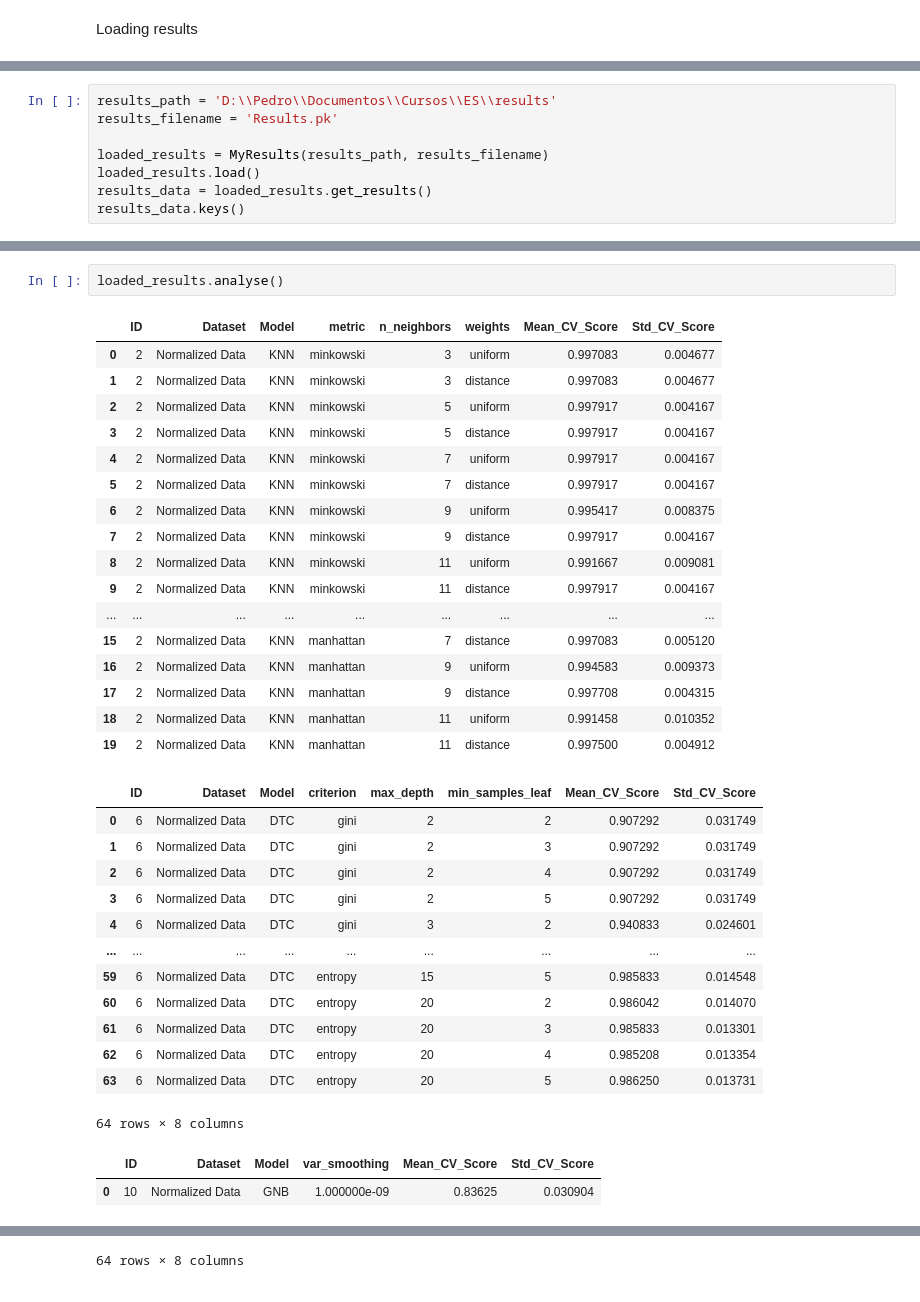
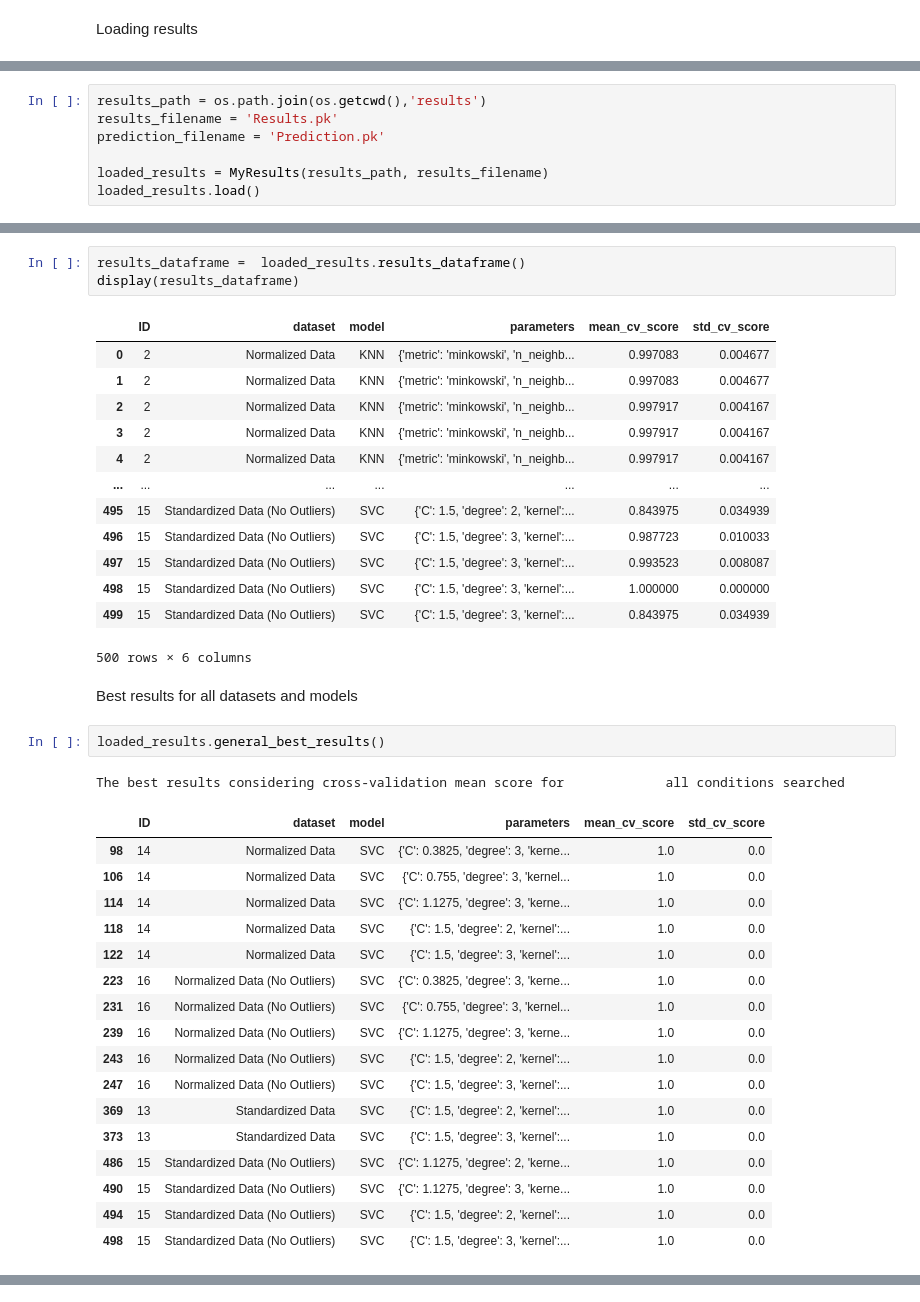
Before and after one commit to DominguesPH/ES, a Jupyter notebook: uci_banknote_authentication_classification.ipynb, the cells around one changed output, grey strips where cells are left out. Saved outputs shown, nothing was run; the diff lists cells and outputs as text.

Commit message:
Finishing results and predictions displaying; Markdown commentaries added for explain some ideas.

```diff
--- a/uci_banknote_authentication_classification.ipynb
+++ b/uci_banknote_authentication_classification.ipynb
@@ -390,8 +339,7 @@ class MyResults:
 # %%
-results_path = 'D:\\Pedro\\Documentos\\Cursos\\ES\\results'
+results_path = os.path.join(os.getcwd(),'results')
 results_filename = 'Results.pk'
+prediction_filename = 'Prediction.pk'
 
 loaded_results = MyResults(results_path, results_filename)
 loaded_results.load()
-results_data = loaded_results.get_results()
-results_data.keys()
@@ -400,35 +348,40 @@ dict_keys(['ID', 'Model', 'Dataset', 'Evaluation_Metric', 'CVResults', 'Test Met
+# %%
+results_dataframe =  loaded_results.results_dataframe()
+display(results_dataframe)
+# %% [output]
+|  | ID | dataset | model | parameters | mean_cv_score | std_cv_score |
+| 0 | 2 | Normalized Data | KNN | {'metric': 'minkowski', 'n_neighb... | 0.997083 | 0.004677 |
+| 1 | 2 | Normalized Data | KNN | {'metric': 'minkowski', 'n_neighb... | 0.997083 | 0.004677 |
+| 2 | 2 | Normalized Data | KNN | {'metric': 'minkowski', 'n_neighb... | 0.997917 | 0.004167 |
+| 3 | 2 | Normalized Data | KNN | {'metric': 'minkowski', 'n_neighb... | 0.997917 | 0.004167 |
+| 4 | 2 | Normalized Data | KNN | {'metric': 'minkowski', 'n_neighb... | 0.997917 | 0.004167 |
+| ... | ... | ... | ... | ... | ... | ... |
+| 495 | 15 | Standardized Data (No Outliers) | SVC | {'C': 1.5, 'degree': 2, 'kernel':... | 0.843975 | 0.034939 |
+| 496 | 15 | Standardized Data (No Outliers) | SVC | {'C': 1.5, 'degree': 3, 'kernel':... | 0.987723 | 0.010033 |
+| 497 | 15 | Standardized Data (No Outliers) | SVC | {'C': 1.5, 'degree': 3, 'kernel':... | 0.993523 | 0.008087 |
+| 498 | 15 | Standardized Data (No Outliers) | SVC | {'C': 1.5, 'degree': 3, 'kernel':... | 1.000000 | 0.000000 |
+| 499 | 15 | Standardized Data (No Outliers) | SVC | {'C': 1.5, 'degree': 3, 'kernel':... | 0.843975 | 0.034939 |
+500 rows × 6 columns
+# %% [markdown]
+Best results for all datasets and models
 # %%
-loaded_results.analyse()
+loaded_results.general_best_results()
 # %% [output]
+The best results considering cross-validation mean score for             all conditions searched
-|  | ID | Dataset | Model | metric | n_neighbors | weights | Mean_CV_Score | Std_CV_Score |
-| 0 | 2 | Normalized Data | KNN | minkowski | 3 | uniform | 0.997083 | 0.004677 |
-| 1 | 2 | Normalized Data | KNN | minkowski | 3 | distance | 0.997083 | 0.004677 |
-| 2 | 2 | Normalized Data | KNN | minkowski | 5 | uniform | 0.997917 | 0.004167 |
-| 3 | 2 | Normalized Data | KNN | minkowski | 5 | distance | 0.997917 | 0.004167 |
-| 4 | 2 | Normalized Data | KNN | minkowski | 7 | uniform | 0.997917 | 0.004167 |
-| 5 | 2 | Normalized Data | KNN | minkowski | 7 | distance | 0.997917 | 0.004167 |
-| 6 | 2 | Normalized Data | KNN | minkowski | 9 | uniform | 0.995417 | 0.008375 |
-| 7 | 2 | Normalized Data | KNN | minkowski | 9 | distance | 0.997917 | 0.004167 |
-| 8 | 2 | Normalized Data | KNN | minkowski | 11 | uniform | 0.991667 | 0.009081 |
-| 9 | 2 | Normalized Data | KNN | minkowski | 11 | distance | 0.997917 | 0.004167 |
-| ... | ... | ... | ... | ... | ... | ... | ... | ... |
-| 15 | 2 | Normalized Data | KNN | manhattan | 7 | distance | 0.997083 | 0.005120 |
-| 16 | 2 | Normalized Data | KNN | manhattan | 9 | uniform | 0.994583 | 0.009373 |
-| 17 | 2 | Normalized Data | KNN | manhattan | 9 | distance | 0.997708 | 0.004315 |
-| 18 | 2 | Normalized Data | KNN | manhattan | 11 | uniform | 0.991458 | 0.010352 |
-| 19 | 2 | Normalized Data | KNN | manhattan | 11 | distance | 0.997500 | 0.004912 |
+|  | ID | dataset | model | parameters | mean_cv_score | std_cv_score |
+| 98 | 14 | Normalized Data | SVC | {'C': 0.3825, 'degree': 3, 'kerne... | 1.0 | 0.0 |
+| 106 | 14 | Normalized Data | SVC | {'C': 0.755, 'degree': 3, 'kernel... | 1.0 | 0.0 |
+| 114 | 14 | Normalized Data | SVC | {'C': 1.1275, 'degree': 3, 'kerne... | 1.0 | 0.0 |
+| 118 | 14 | Normalized Data | SVC | {'C': 1.5, 'degree': 2, 'kernel':... | 1.0 | 0.0 |
+| 122 | 14 | Normalized Data | SVC | {'C': 1.5, 'degree': 3, 'kernel':... | 1.0 | 0.0 |
+| 223 | 16 | Normalized Data (No Outliers) | SVC | {'C': 0.3825, 'degree': 3, 'kerne... | 1.0 | 0.0 |
+| 231 | 16 | Normalized Data (No Outliers) | SVC | {'C': 0.755, 'degree': 3, 'kernel... | 1.0 | 0.0 |
+| 239 | 16 | Normalized Data (No Outliers) | SVC | {'C': 1.1275, 'degree': 3, 'kerne... | 1.0 | 0.0 |
+| 243 | 16 | Normalized Data (No Outliers) | SVC | {'C': 1.5, 'degree': 2, 'kernel':... | 1.0 | 0.0 |
+| 247 | 16 | Normalized Data (No Outliers) | SVC | {'C': 1.5, 'degree': 3, 'kernel':... | 1.0 | 0.0 |
+| 369 | 13 | Standardized Data | SVC | {'C': 1.5, 'degree': 2, 'kernel':... | 1.0 | 0.0 |
+| 373 | 13 | Standardized Data | SVC | {'C': 1.5, 'degree': 3, 'kernel':... | 1.0 | 0.0 |
+| 486 | 15 | Standardized Data (No Outliers) | SVC | {'C': 1.1275, 'degree': 2, 'kerne... | 1.0 | 0.0 |
+| 490 | 15 | Standardized Data (No Outliers) | SVC | {'C': 1.1275, 'degree': 3, 'kerne... | 1.0 | 0.0 |
+| 494 | 15 | Standardized Data (No Outliers) | SVC | {'C': 1.5, 'degree': 2, 'kernel':... | 1.0 | 0.0 |
+| 498 | 15 | Standardized Data (No Outliers) | SVC | {'C': 1.5, 'degree': 3, 'kernel':... | 1.0 | 0.0 |
-|  | ID | Dataset | Model | criterion | max_depth | min_samples_leaf | Mean_CV_Score | Std_CV_Score |
-| 0 | 6 | Normalized Data | DTC | gini | 2 | 2 | 0.907292 | 0.031749 |
-| 1 | 6 | Normalized Data | DTC | gini | 2 | 3 | 0.907292 | 0.031749 |
-| 2 | 6 | Normalized Data | DTC | gini | 2 | 4 | 0.907292 | 0.031749 |
-| 3 | 6 | Normalized Data | DTC | gini | 2 | 5 | 0.907292 | 0.031749 |
-| 4 | 6 | Normalized Data | DTC | gini | 3 | 2 | 0.940833 | 0.024601 |
-| ... | ... | ... | ... | ... | ... | ... | ... | ... |
-| 59 | 6 | Normalized Data | DTC | entropy | 15 | 5 | 0.985833 | 0.014548 |
-| 60 | 6 | Normalized Data | DTC | entropy | 20 | 2 | 0.986042 | 0.014070 |
-| 61 | 6 | Normalized Data | DTC | entropy | 20 | 3 | 0.985833 | 0.013301 |
-| 62 | 6 | Normalized Data | DTC | entropy | 20 | 4 | 0.985208 | 0.013354 |
-| 63 | 6 | Normalized Data | DTC | entropy | 20 | 5 | 0.986250 | 0.013731 |
-64 rows × 8 columns
-|  | ID | Dataset | Model | var_smoothing | Mean_CV_Score | Std_CV_Score |
-| 0 | 10 | Normalized Data | GNB | 1.000000e-09 | 0.83625 | 0.030904 |
@@ -481 +387,0 @@ loaded_results.analyse()
-64 rows × 8 columns
```
Also changed, not shown: parts of 26 cells of this notebook, 3 other files.
